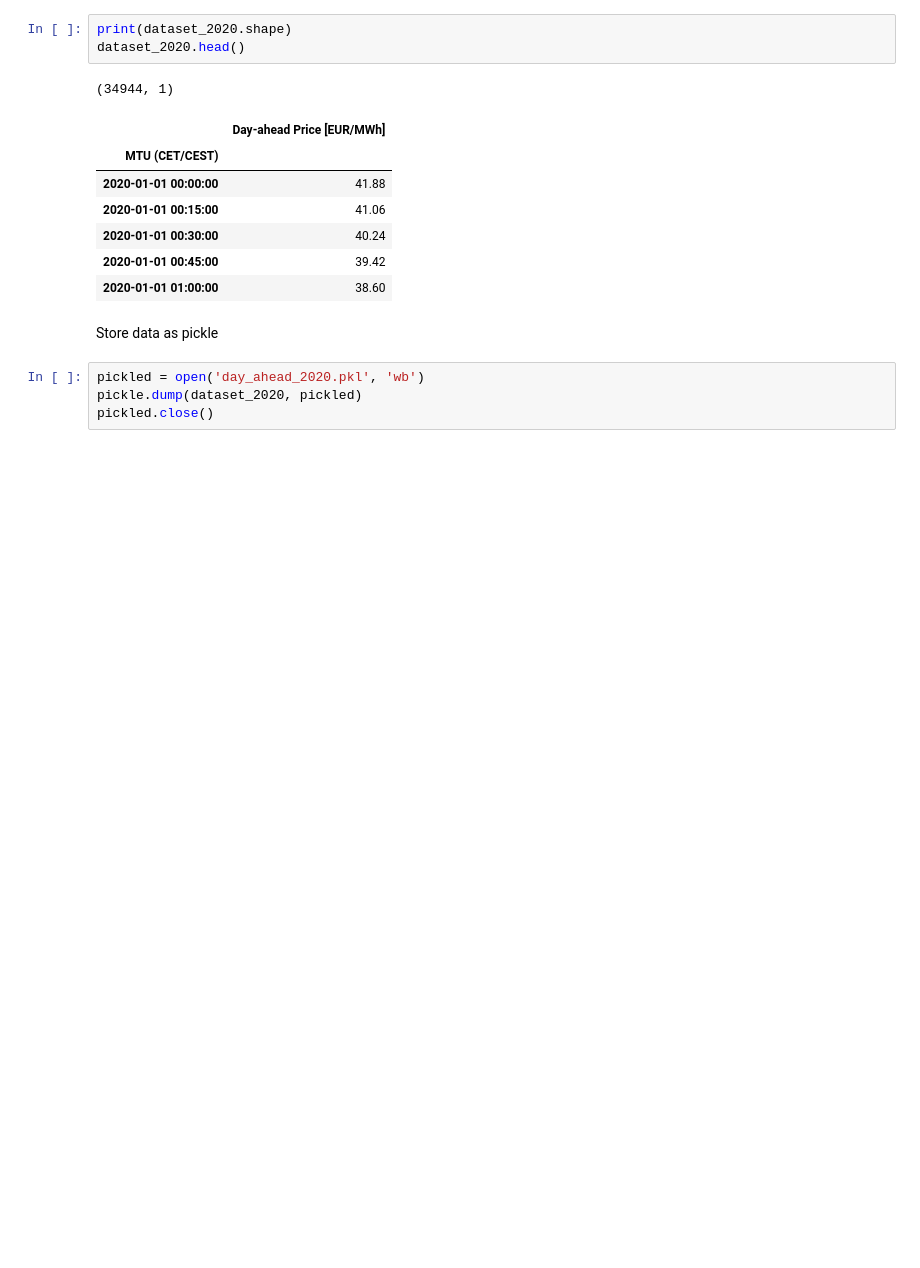
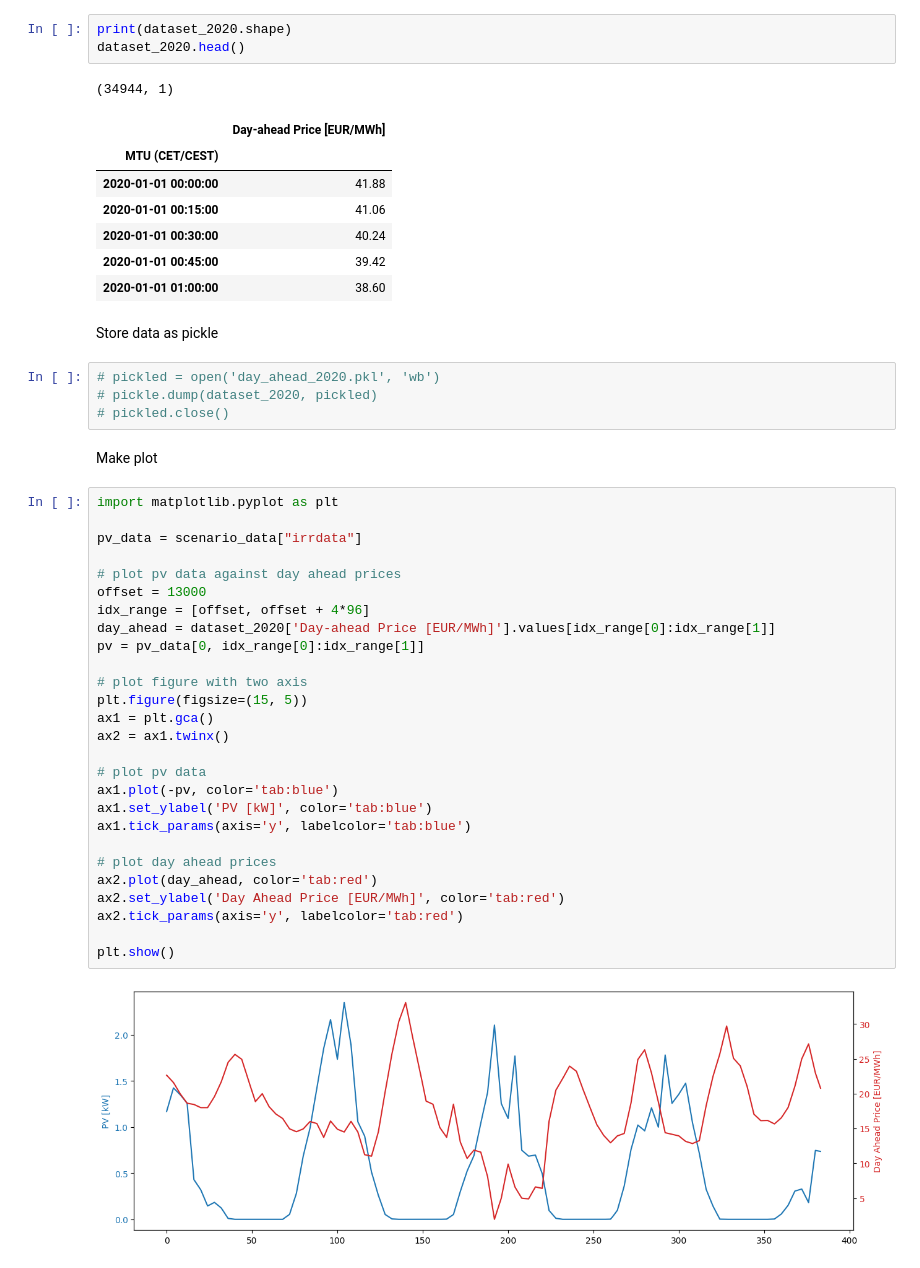
Before and after one commit to langestefan/5SEF0_assignment, a Jupyter notebook: process_data.ipynb, the cells around one changed output. Cells and saved outputs as stored; diff of their text form; blank space fills up the shorter version.

```diff
--- a/process_data.ipynb
+++ b/process_data.ipynb
@@ -88,6 +88,37 @@ dataset_2020.head()
 # %% [markdown]
 Store data as pickle
 # %%
-pickled = open('day_ahead_2020.pkl', 'wb')
-pickle.dump(dataset_2020, pickled)
-pickled.close()
+# pickled = open('day_ahead_2020.pkl', 'wb')
+# pickle.dump(dataset_2020, pickled)
+# pickled.close()
+# %% [markdown]
+Make plot
+# %%
+import matplotlib.pyplot as plt
+
+pv_data = scenario_data["irrdata"]
+
+# plot pv data against day ahead prices
+offset = 13000
+idx_range = [offset, offset + 4*96]
+day_ahead = dataset_2020['Day-ahead Price [EUR/MWh]'].values[idx_range[0]:idx_range[1]]
+pv = pv_data[0, idx_range[0]:idx_range[1]]
+
+# plot figure with two axis
+plt.figure(figsize=(15, 5))
+ax1 = plt.gca()
+ax2 = ax1.twinx()
+
+# plot pv data
+ax1.plot(-pv, color='tab:blue')
+ax1.set_ylabel('PV [kW]', color='tab:blue')
+ax1.tick_params(axis='y', labelcolor='tab:blue')
+
+# plot day ahead prices
+ax2.plot(day_ahead, color='tab:red')
+ax2.set_ylabel('Day Ahead Price [EUR/MWh]', color='tab:red')
+ax2.tick_params(axis='y', labelcolor='tab:red')
+
+plt.show()
+# %% [output]
+[figure, added]
```
Also changed, not shown: 4 other files.
